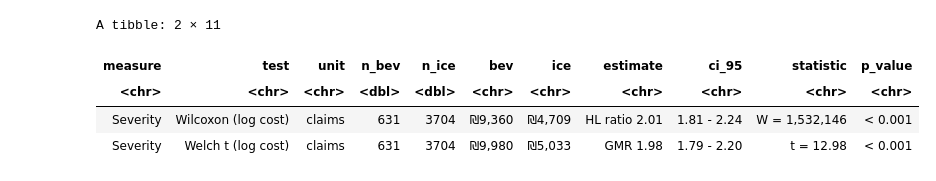
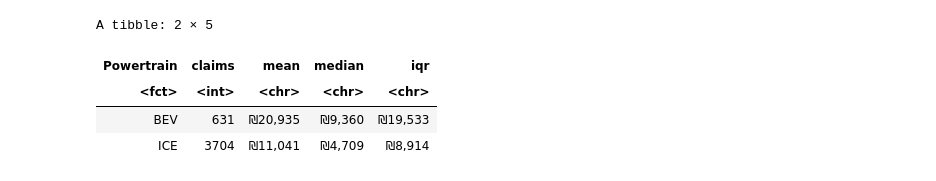
Before and after one commit to saar-cohen/actuarial-seminar-ev-pricing, a Jupyter notebook: notebooks/03_statistical_tests.ipynb, the cells around one changed output. Cells and saved outputs as stored; diff of their text form; code cells hidden in the pictures.

```diff
--- a/notebooks/03_statistical_tests.ipynb
+++ b/notebooks/03_statistical_tests.ipynb
@@ -293,8 +244,13 @@ Running Wilcoxon on log cost gives the same p-value as on raw cost (ranks do not
 # %%
-overall |> filter(measure == "Severity") |> show_tests()
+# Descriptive statistics of own-damage cost
+sev_data |>
+  group_by(Powertrain) |>
+  summarise(claims = n(), mean = mean(Own_Damage_Amount), median = median(Own_Damage_Amount),
+            iqr = IQR(Own_Damage_Amount)) |>
+  mutate(across(mean:iqr, ~ comma(.x, 1, prefix = "₪")))
 # %% [output]
-A tibble: 2 × 11
+A tibble: 2 × 5
-| measure | test | unit | n_bev | n_ice | bev | ice | estimate | ci_95 | statistic | p_value |
-| <chr> | <chr> | <chr> | <dbl> | <dbl> | <chr> | <chr> | <chr> | <chr> | <chr> | <chr> |
-| Severity | Wilcoxon (log cost) | claims | 631 | 3704 | ₪9,360 | ₪4,709 | HL ratio 2.01 | 1.81 - 2.24 | W = 1,532,146 | < 0.001 |
-| Severity | Welch t (log cost) | claims | 631 | 3704 | ₪9,980 | ₪5,033 | GMR 1.98 | 1.79 - 2.20 | t = 12.98 | < 0.001 |
+| Powertrain | claims | mean | median | iqr |
+| <fct> | <int> | <chr> | <chr> | <chr> |
+| BEV | 631 | ₪20,935 | ₪9,360 | ₪19,533 |
+| ICE | 3704 | ₪11,041 | ₪4,709 | ₪8,914 |
```
Also changed, not shown: parts of 57 cells of this notebook, 2 other files.
